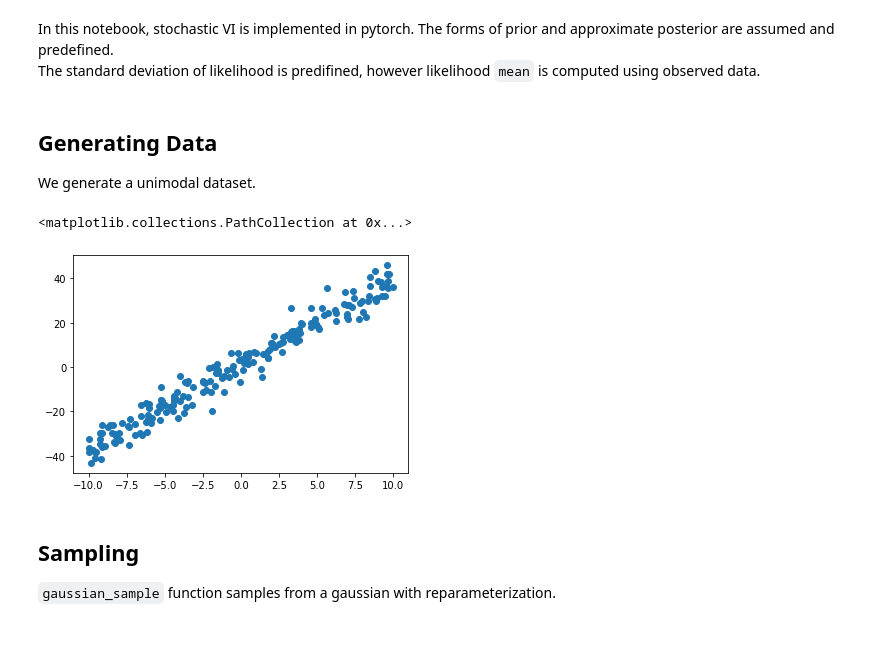
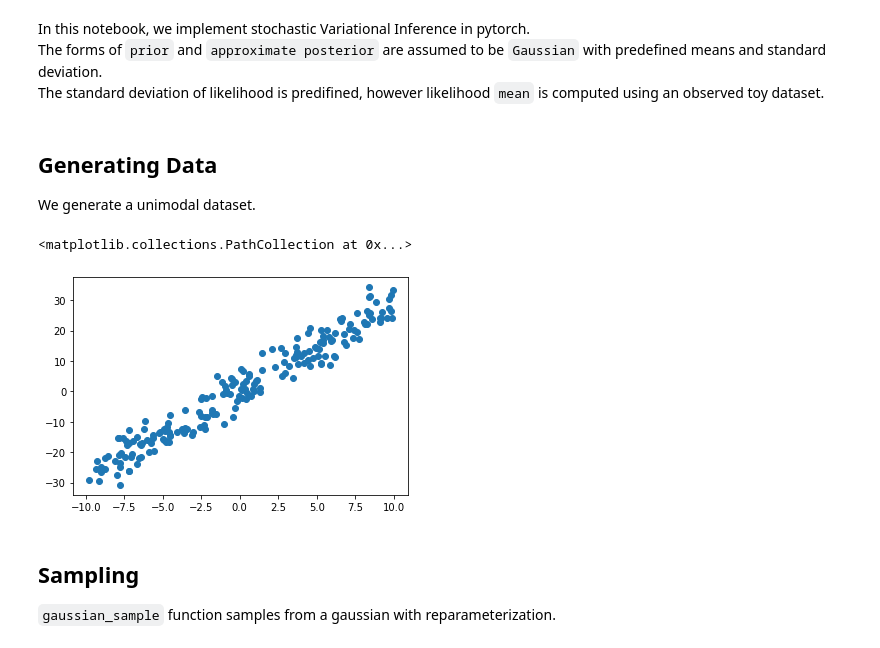
Before and after one commit to fmahdisoltani/Variational_Inference, a Jupyter notebook: Notebooks/VI-data.ipynb, the cells around one changed output. Cells and saved outputs as stored; diff of their text form; code cells hidden in the pictures.

```diff
--- a/Notebooks/VI-data.ipynb
+++ b/Notebooks/VI-data.ipynb
@@ -3,8 +3,9 @@
 # %% [markdown]
-In this notebook, stochastic VI is implemented in pytorch.
-The forms of prior and approximate posterior are assumed and predefined. <br />
+In this notebook, we implement stochastic Variational Inference in pytorch. <br/>
+The forms of `prior` and `approximate posterior` are assumed to be `Gaussian`
+with predefined means and standard deviation. <br />
 The standard deviation of likelihood is predifined,
-however likelihood `mean` is computed using observed data.
+however likelihood `mean` is computed using an observed toy dataset.
 # %%
 import torch
 import numpy as np
@@ -26,11 +27,11 @@ def create_unimodal_data(num_samples, w, scale, low=-10, high=10):
     t = torch.tensor(t)
     return x, t
 # %%
-x, t = create_unimodal_data(200, 3.8, 4.6, low=-10, high=10)
+x, t = create_unimodal_data(200, 2.8, 4., low=-10, high=10)
 plt.scatter(x, t)
 # %% [output]
 <matplotlib.collections.PathCollection at 0x...>
-[figure, old version]
+[figure, new version]
 # %% [markdown]
 ## Sampling
 `gaussian_sample` function samples from a gaussian with reparameterization.<br />
```
Also changed, not shown: parts of 6 cells of this notebook.
